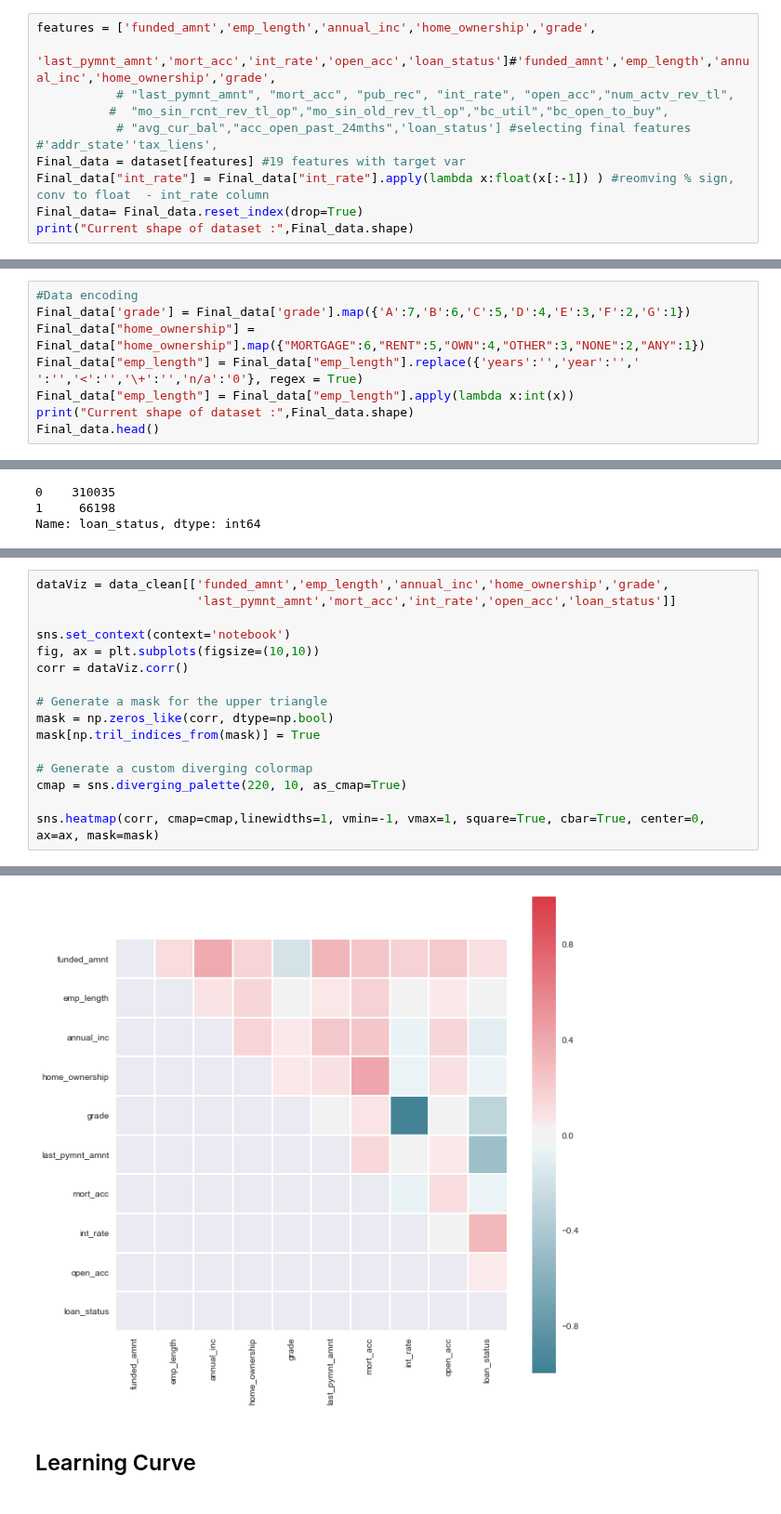
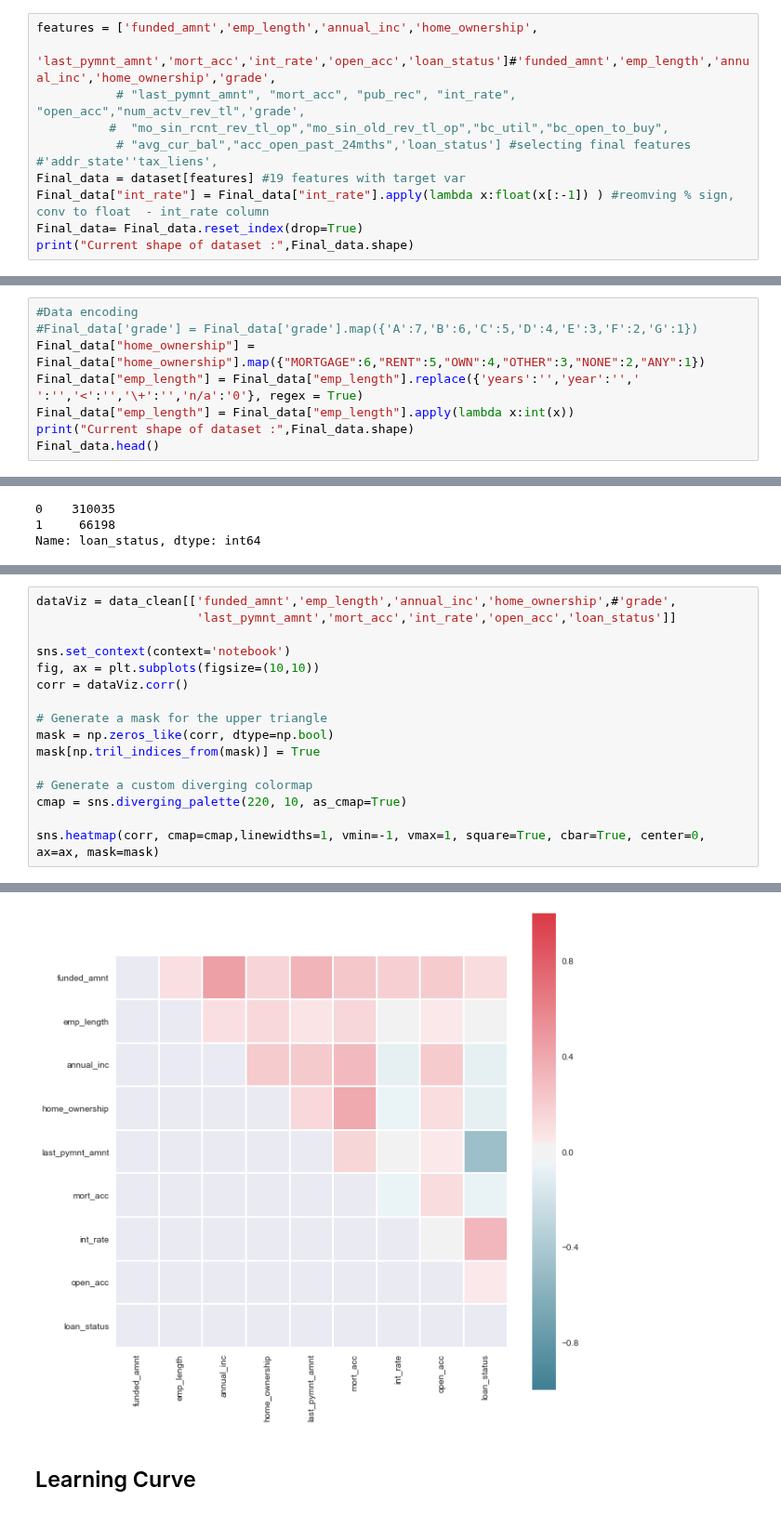
Before and after one commit to harishpuvvada/LoanDefault-Prediction, a Jupyter notebook: Loan_Default_Prediction.ipynb, the cells around one changed output, grey strips where cells are left out. Shown at 93% size. Drawn from its saved outputs; the diff is of its cells as text.

```diff
--- a/Loan_Default_Prediction.ipynb
+++ b/Loan_Default_Prediction.ipynb
@@ -62,9 +62,9 @@ print("Current shape of dataset :",dataset.shape)
 # %% [output]
 Current shape of dataset : (376233, 52)
 # %%
-features = ['funded_amnt','emp_length','annual_inc','home_ownership','grade',
+features = ['funded_amnt','emp_length','annual_inc','home_ownership',
                       'last_pymnt_amnt','mort_acc','int_rate','open_acc','loan_status']#'funded_amnt','emp_length','annual_inc','home_ownership','grade',
-           # "last_pymnt_amnt", "mort_acc", "pub_rec", "int_rate", "open_acc","num_actv_rev_tl",
+           # "last_pymnt_amnt", "mort_acc", "pub_rec", "int_rate", "open_acc","num_actv_rev_tl",'grade',
           #  "mo_sin_rcnt_rev_tl_op","mo_sin_old_rev_tl_op","bc_util","bc_open_to_buy",
            # "avg_cur_bal","acc_open_past_24mths",'loan_status'] #selecting final features #'addr_state''tax_liens',
 Final_data = dataset[features] #19 features with target var
@@ -77,7 +77,7 @@ Current shape of dataset : (376233, 10)
 ## Data Transformation
 # %%
 #Data encoding
-Final_data['grade'] = Final_data['grade'].map({'A':7,'B':6,'C':5,'D':4,'E':3,'F':2,'G':1})
+#Final_data['grade'] = Final_data['grade'].map({'A':7,'B':6,'C':5,'D':4,'E':3,'F':2,'G':1})
 Final_data["home_ownership"] = Final_data["home_ownership"].map({"MORTGAGE":6,"RENT":5,"OWN":4,"OTHER":3,"NONE":2,"ANY":1})
 Final_data["emp_length"] = Final_data["emp_length"].replace({'years':'','year':'',' ':'','<':'','\+':'','n/a':'0'}, regex = True)
 Final_data["emp_length"] = Final_data["emp_length"].apply(lambda x:int(x))
@@ -131,22 +131,22 @@ Current shape of dataset : (5000, 10)
 # %%
-dataViz = data_clean[['funded_amnt','emp_length','annual_inc','home_ownership','grade',
+dataViz = data_clean[['funded_amnt','emp_length','annual_inc','home_ownership',#'grade',
                       'last_pymnt_amnt','mort_acc','int_rate','open_acc','loan_status']]
 
 sns.set_context(context='notebook')
 fig, ax = plt.subplots(figsize=(10,10))
 corr = dataViz.corr()
 
 # Generate a mask for the upper triangle
 mask = np.zeros_like(corr, dtype=np.bool)
 mask[np.tril_indices_from(mask)] = True
 
 # Generate a custom diverging colormap
 cmap = sns.diverging_palette(220, 10, as_cmap=True)
 
 sns.heatmap(corr, cmap=cmap,linewidths=1, vmin=-1, vmax=1, square=True, cbar=True, center=0, ax=ax, mask=mask)
 # %% [output]
 <matplotlib.axes._subplots.AxesSubplot at 0x...>
-[figure, old version]
+[figure, new version]
 # %% [markdown]
 ## Learning Curve
 # %%
```
Also changed, not shown: parts of 22 cells of this notebook.
